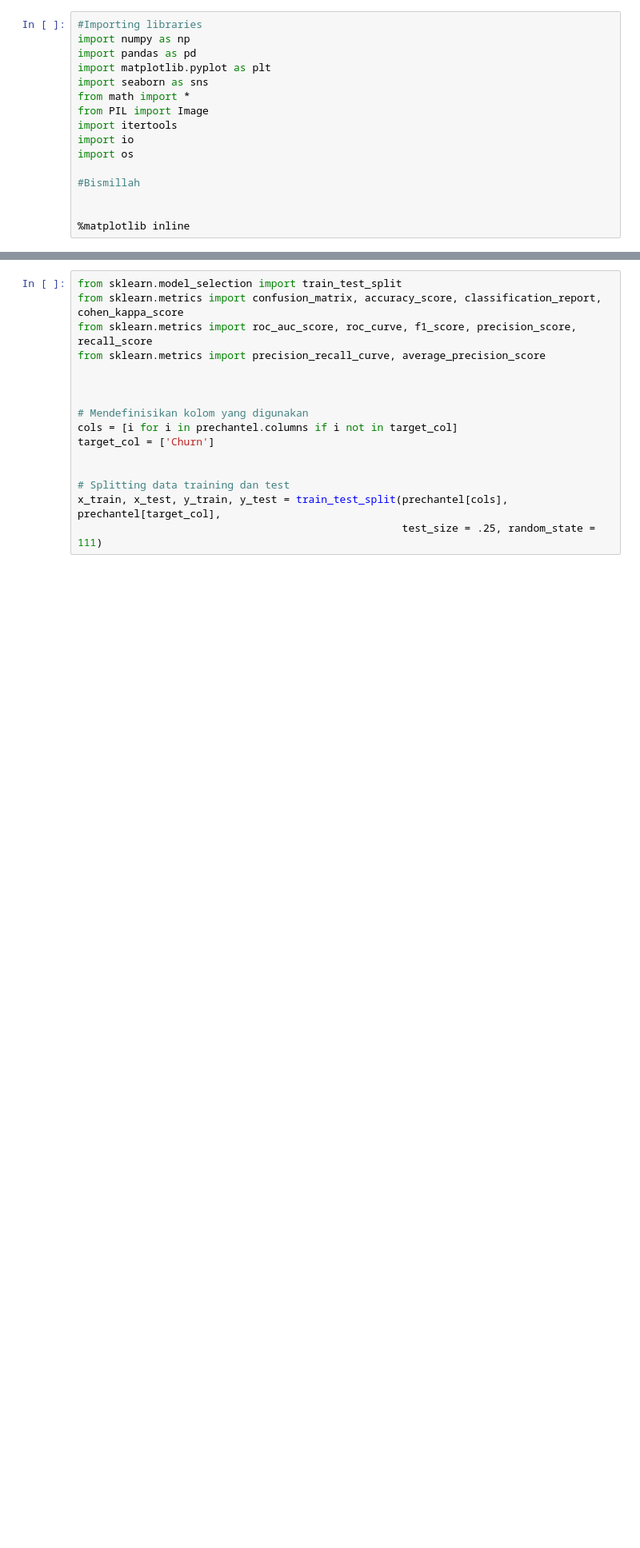
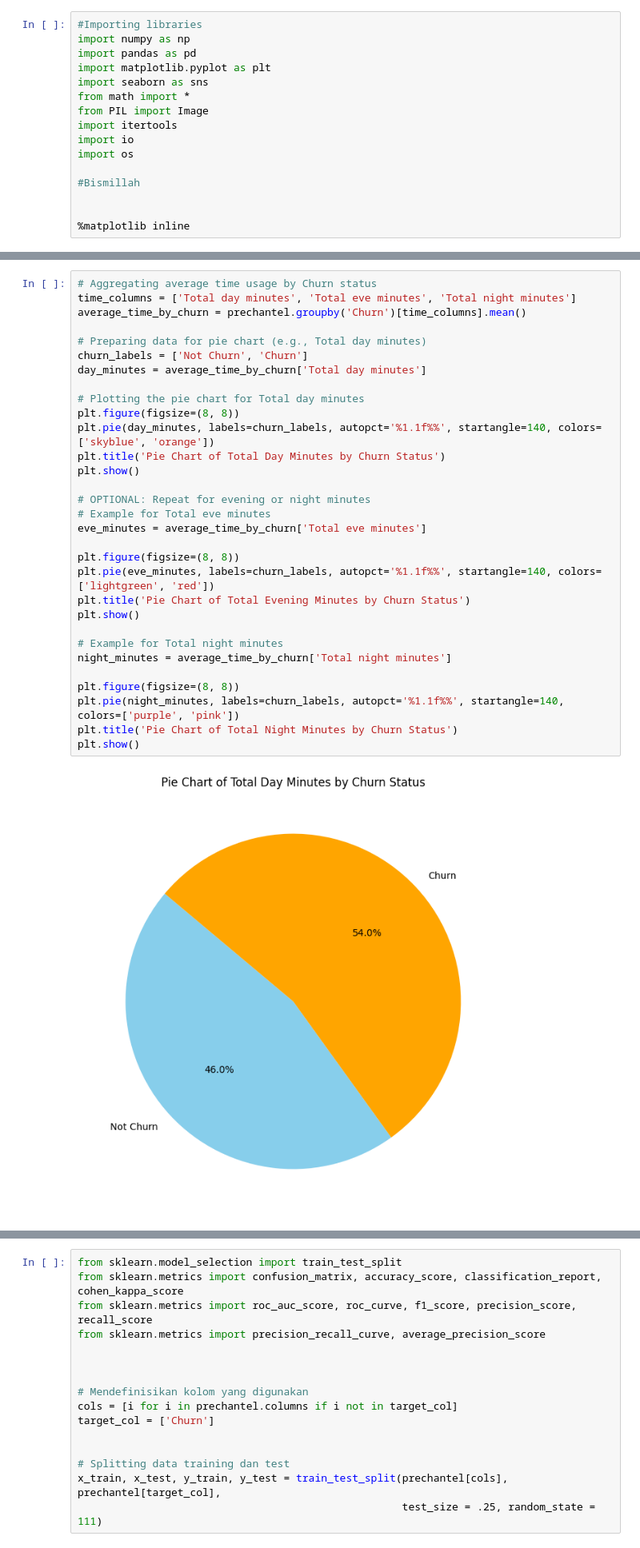
Before and after one commit to Kimichigiri/PRECHANTEL, a Jupyter notebook: PRECHANTEL.ipynb, the cells around one changed output, grey strips where cells are left out. Shown at 80% size. Cells and saved outputs as stored; diff of their text form; blank space fills up the shorter version.

```diff
--- a/PRECHANTEL.ipynb
+++ b/PRECHANTEL.ipynb
@@ -138,0 +196,33 @@ orijinal.head()
+# %%
+# Aggregating average time usage by Churn status
+time_columns = ['Total day minutes', 'Total eve minutes', 'Total night minutes']
+average_time_by_churn = prechantel.groupby('Churn')[time_columns].mean()
+
+# Preparing data for pie chart (e.g., Total day minutes)
+churn_labels = ['Not Churn', 'Churn']
+day_minutes = average_time_by_churn['Total day minutes']
+
+# Plotting the pie chart for Total day minutes
+plt.figure(figsize=(8, 8))
+plt.pie(day_minutes, labels=churn_labels, autopct='%1.1f%%', startangle=140, colors=['skyblue', 'orange'])
+plt.title('Pie Chart of Total Day Minutes by Churn Status')
+plt.show()
+
+# OPTIONAL: Repeat for evening or night minutes
+# Example for Total eve minutes
+eve_minutes = average_time_by_churn['Total eve minutes']
+
+plt.figure(figsize=(8, 8))
+plt.pie(eve_minutes, labels=churn_labels, autopct='%1.1f%%', startangle=140, colors=['lightgreen', 'red'])
+plt.title('Pie Chart of Total Evening Minutes by Churn Status')
+plt.show()
+
+# Example for Total night minutes
+night_minutes = average_time_by_churn['Total night minutes']
+
+plt.figure(figsize=(8, 8))
+plt.pie(night_minutes, labels=churn_labels, autopct='%1.1f%%', startangle=140, colors=['purple', 'pink'])
+plt.title('Pie Chart of Total Night Minutes by Churn Status')
+plt.show()
+# %% [output]
+[figure, added]
```
Also changed, not shown: parts of 6 cells of this notebook.
